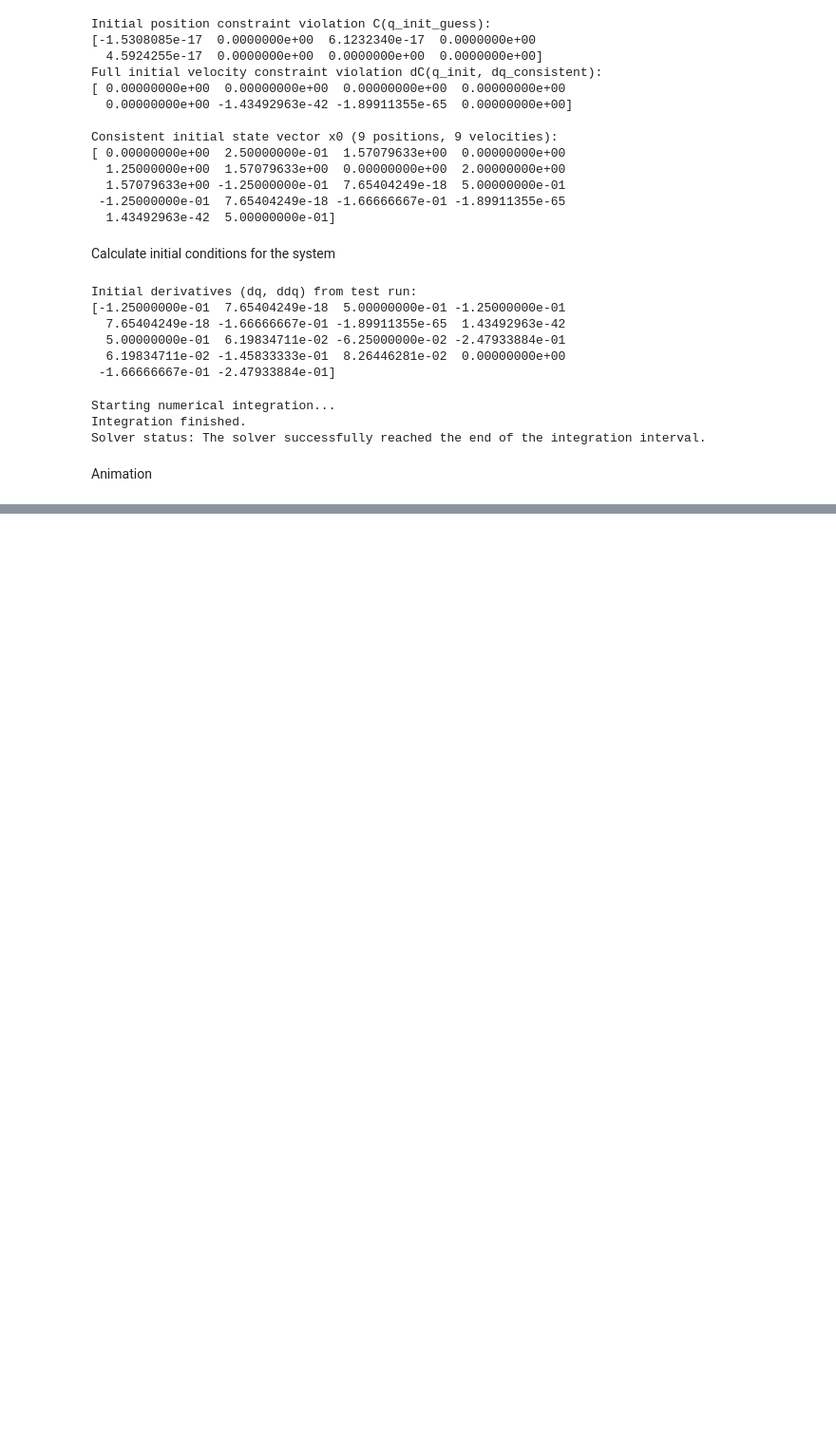
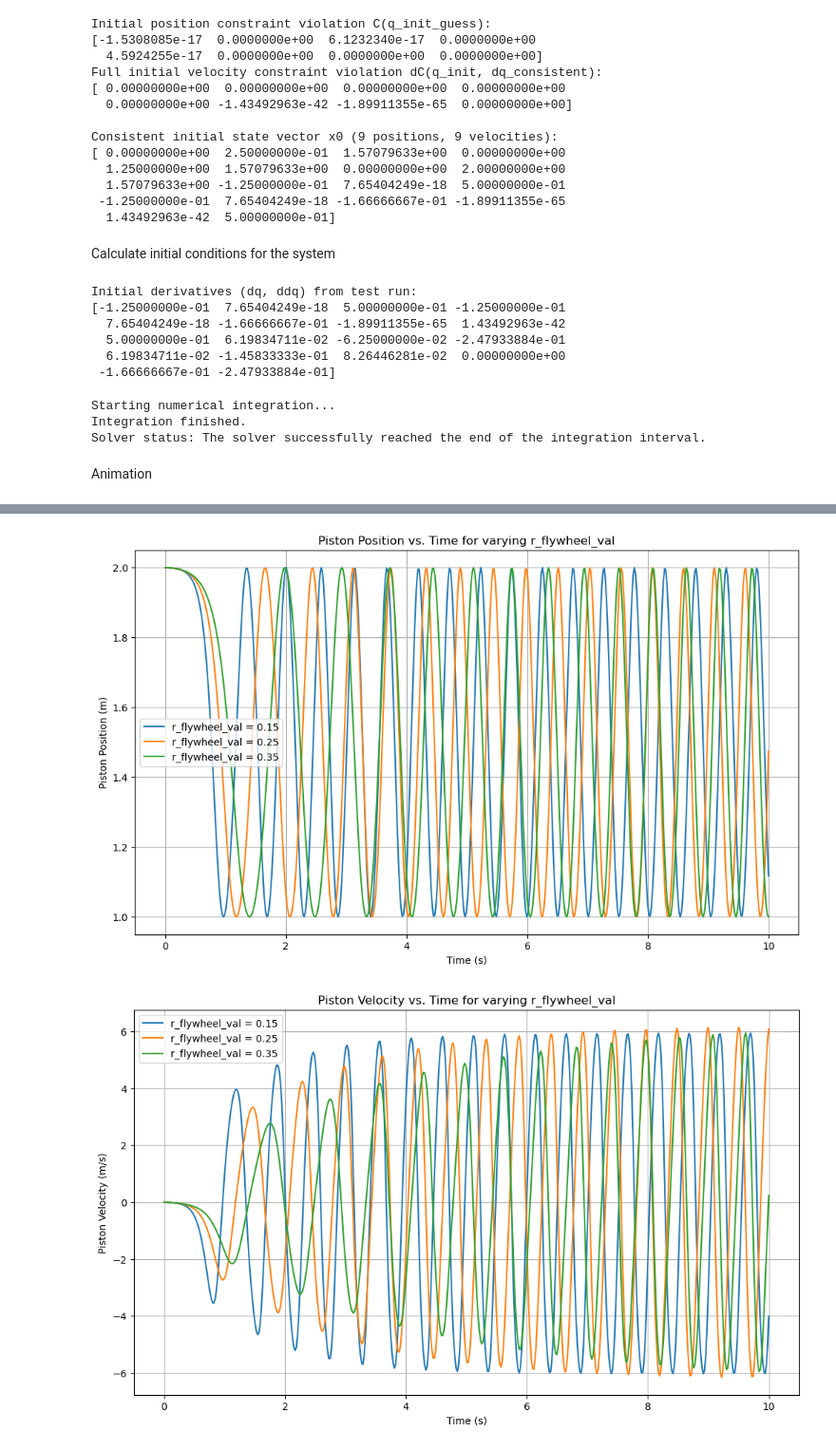
Before and after one commit to hierino/Piston-Code, a Jupyter notebook: PistonSystemReferenceSol.ipynb, the cells around one changed output, grey strips where cells are left out. Shown at 95% size. Cells and saved outputs as stored; diff of their text form; code cells hidden in the pictures; blank space fills up the shorter version.

Commit message:
First effort at plotting

```diff
--- a/PistonSystemReferenceSol.ipynb
+++ b/PistonSystemReferenceSol.ipynb
@@ -462,0 +898,13 @@ disp.display(html_video)
+# %%
+# Cell 16: Execute plotting
+
+if all_simulation_results:
+    # Example: Plotting for the 'parameter_to_vary' defined in Cell 14
+    plot_kinematic_comparison(all_simulation_results, parameter_to_vary, "position", "m")
+    plot_kinematic_comparison(all_simulation_results, parameter_to_vary, "velocity", "m/s")
+    plot_kinematic_comparison(all_simulation_results, parameter_to_vary, "acceleration", "m/s^2")
+else:
+    print("No simulation results to plot. Please run Cell 14 first.")
+# %% [output]
+[figure, added]
+[figure, added]
```
Also changed, not shown: parts of 4 cells of this notebook.
